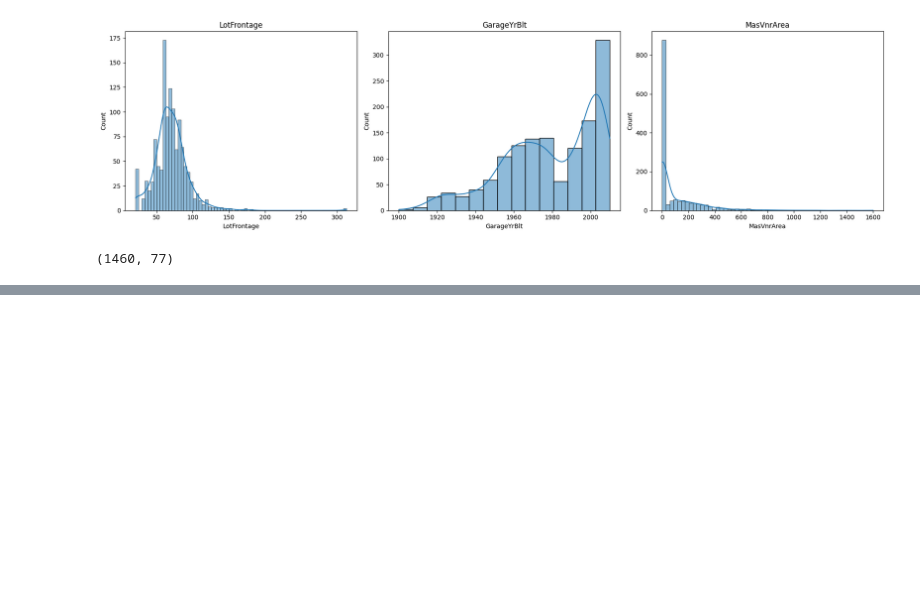
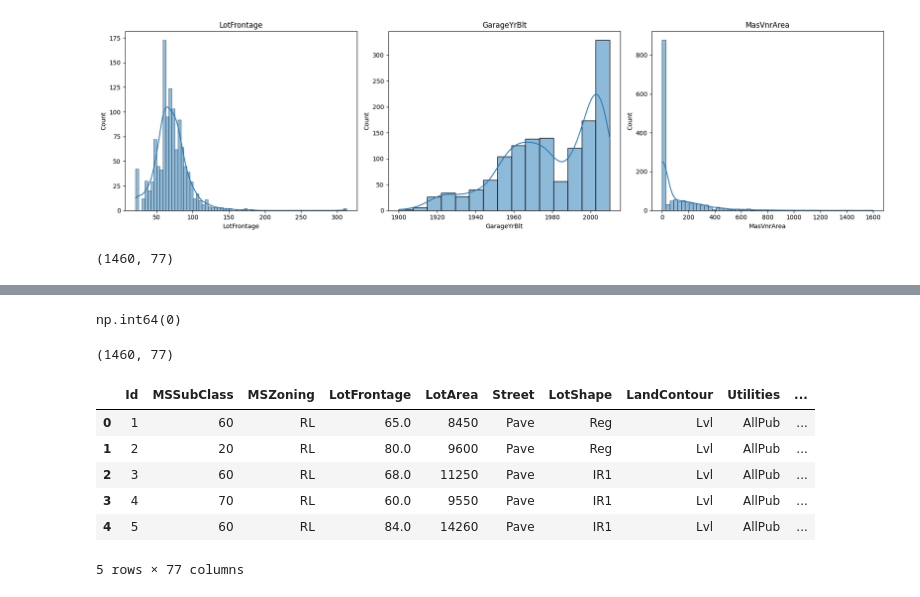
Before and after one commit to E-SalazarDev/SmartHouse-AVM, a Jupyter notebook: ai-engine/notebooks/02_data_cleaning.ipynb, the cells around one changed output, grey strips where cells are left out. Cells and saved outputs as stored; diff of their text form; code cells hidden in the pictures; blank space fills up the shorter version.

```diff
--- a/ai-engine/notebooks/02_data_cleaning.ipynb
+++ b/ai-engine/notebooks/02_data_cleaning.ipynb
@@ -282,0 +327,19 @@ print(df.shape)
+# %%
+# Imputación de variables categóricas
+# En estas columnas el NaN NO significa  que el dato se perdió
+# Significa que la característica no existe
+
+df["MasVnrType"] = df["MasVnrType"].fillna("None")
+
+df["FireplaceQu"] = df["FireplaceQu"].fillna("No Fireplace")
+
+df["GarageType"] = df["GarageType"].fillna("No Garage")
+df["GarageFinish"] = df["GarageFinish"].fillna("No Garage")
+df["GarageQual"] = df["GarageQual"].fillna("No Garage")
+df["GarageCond"] = df["GarageCond"].fillna("No Garage")
+
+df["BsmtQual"] = df["BsmtQual"].fillna("No Basement")
+df["BsmtCond"] = df["BsmtCond"].fillna("No Basement")
+df["BsmtExposure"] = df["BsmtExposure"].fillna("No Basement")
+df["BsmtFinType1"] = df["BsmtFinType1"].fillna("No Basement")
+df["BsmtFinType2"] = df["BsmtFinType2"].fillna("No Basement")
@@ -282,0 +379,26 @@ print(df.shape)
+# %%
+# LotFrontage: Utilizamos la mediana porque existen valores extremos y la mediana es robusta
+
+# GarageYrBlt:  Si no existe garaje, utilizamos el año  de construcción de la vivienda
+
+# MasVnrArea: La mediana es 0 y la mayoría de casas no tienen revestimiento
+
+# Electrical:  Utilizamos la moda (SBrkr)
+
+df["LotFrontage"] = df["LotFrontage"].fillna(
+    df["LotFrontage"].median()
+)
+
+df["GarageYrBlt"] = df["GarageYrBlt"].fillna(
+    df["YearBuilt"]
+)
+
+df["MasVnrArea"] = df["MasVnrArea"].fillna(0)
+
+df["Electrical"] = df["Electrical"].fillna(
+    df["Electrical"].mode()[0]
+)
+# %%
+df.isnull().sum().sum()
+# %% [output]
+np.int64(0)
@@ -282,0 +414,14 @@ print(df.shape)
+# %%
+df.shape
+# %% [output]
+(1460, 77)
+# %%
+df.head()
+# %% [output]
+|  | Id | MSSubClass | MSZoning | LotFrontage | LotArea | Street | LotShape | LandContour | Utilities | ... |
+| 0 | 1 | 60 | RL | 65.0 | 8450 | Pave | Reg | Lvl | AllPub | ... |
+| 1 | 2 | 20 | RL | 80.0 | 9600 | Pave | Reg | Lvl | AllPub | ... |
+| 2 | 3 | 60 | RL | 68.0 | 11250 | Pave | IR1 | Lvl | AllPub | ... |
+| 3 | 4 | 70 | RL | 60.0 | 9550 | Pave | IR1 | Lvl | AllPub | ... |
+| 4 | 5 | 60 | RL | 84.0 | 14260 | Pave | IR1 | Lvl | AllPub | ... |
+5 rows × 77 columns
```
Also changed, not shown: parts of 6 cells of this notebook, 1 other file.
